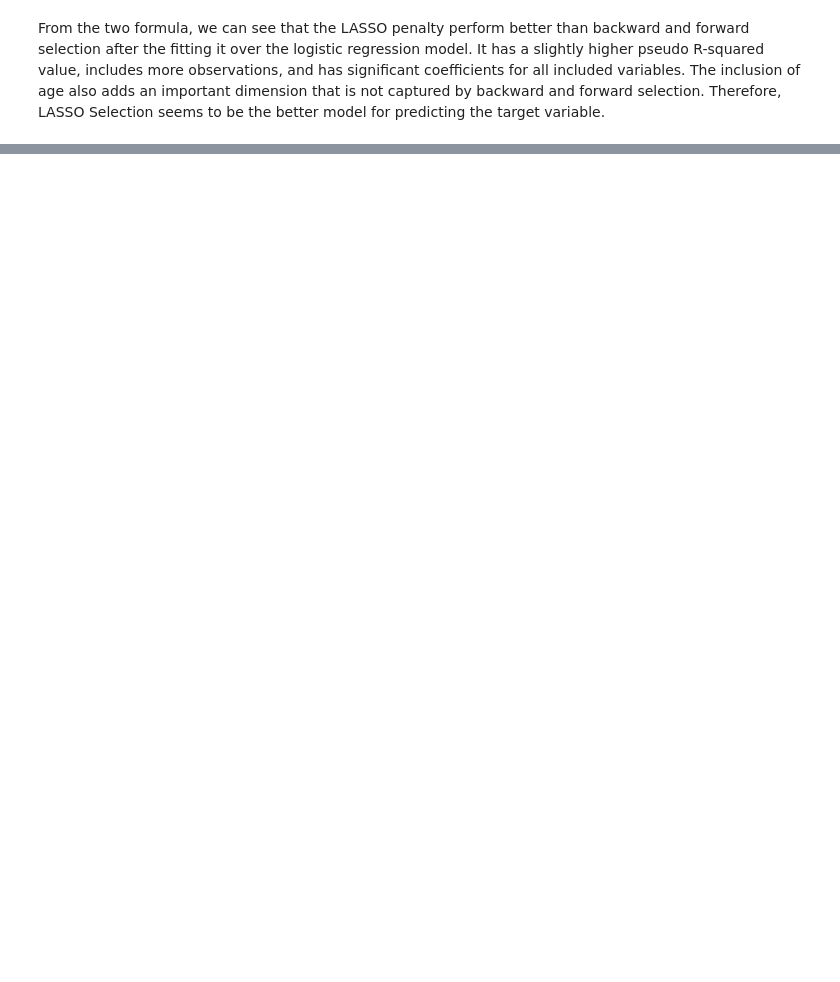
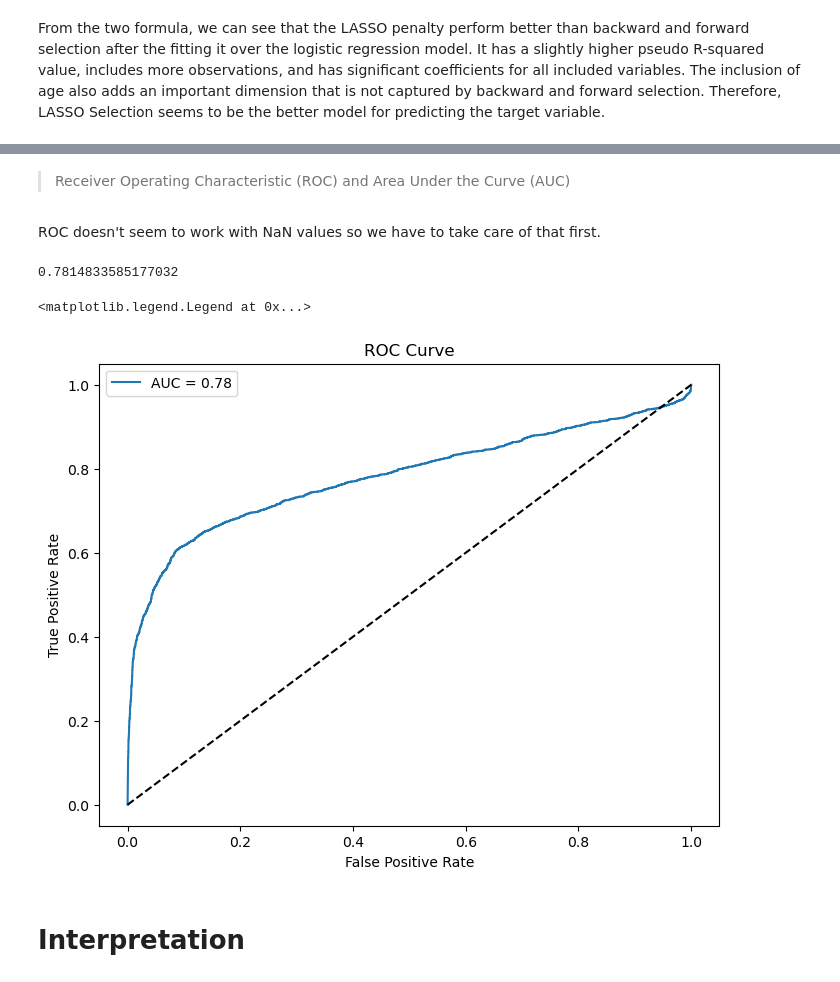
Before and after one commit to sangtr-n/Math189-FinalProject, a Jupyter notebook: ProjectThyroid_C10.ipynb, the cells around one changed output, grey strips where cells are left out. Saved outputs shown, nothing was run; the diff lists cells and outputs as text; code cells hidden in the pictures; blank space fills up the shorter version.

```diff
--- a/ProjectThyroid_C10.ipynb
+++ b/ProjectThyroid_C10.ipynb
@@ -701,9 +702,9 @@ T4U            2.1283      0.571      3.728      0.000       1.009       3.247
 # %% [markdown]
 LASSO Penalty.
 # %%
-model = smf.logit(lasso_formula, data=df)
-result = model.fit()
-print(result.summary())
+model3 = smf.logit(lasso_formula, data=df)
+result3 = model3.fit()
+print(result3.summary())
 # %% [output]
 Optimization terminated successfully.
          Current function value: 0.458093
@@ -726,0 +758,31 @@ From the two formula, we can see that the LASSO penalty perform better than back
+# %% [markdown]
+> Receiver Operating Characteristic (ROC) and Area Under the Curve (AUC)
+# %% [markdown]
+ROC doesn't seem to work with NaN values so we have to take care of that first.
+# %%
+y_prob = result3.predict(df)
+y_true = df['target']
+
+valid_idx = y_true.notna() & y_prob.notna()
+y_true = y_true[valid_idx]
+y_prob = y_prob[valid_idx]
+# %%
+fpr, tpr, thresholds = metrics.roc_curve(y_true, y_prob)
+# %%
+auc = metrics.roc_auc_score(y_true, y_prob)
+auc
+# %% [output]
+0.7814833585177032
+# %%
+plt.figure(figsize=(8, 6))
+plt.plot(fpr, tpr, label=f'AUC = {auc:.2f}')
+plt.plot([0, 1], [0, 1], 'k--')  # Diagonal line
+plt.xlabel('False Positive Rate')
+plt.ylabel('True Positive Rate')
+plt.title('ROC Curve')
+plt.legend(loc='best')
+# %% [output]
+<matplotlib.legend.Legend at 0x...>
+[figure, added]
+# %% [markdown]
+# Interpretation
```
Also changed, not shown: parts of 13 cells of this notebook.
